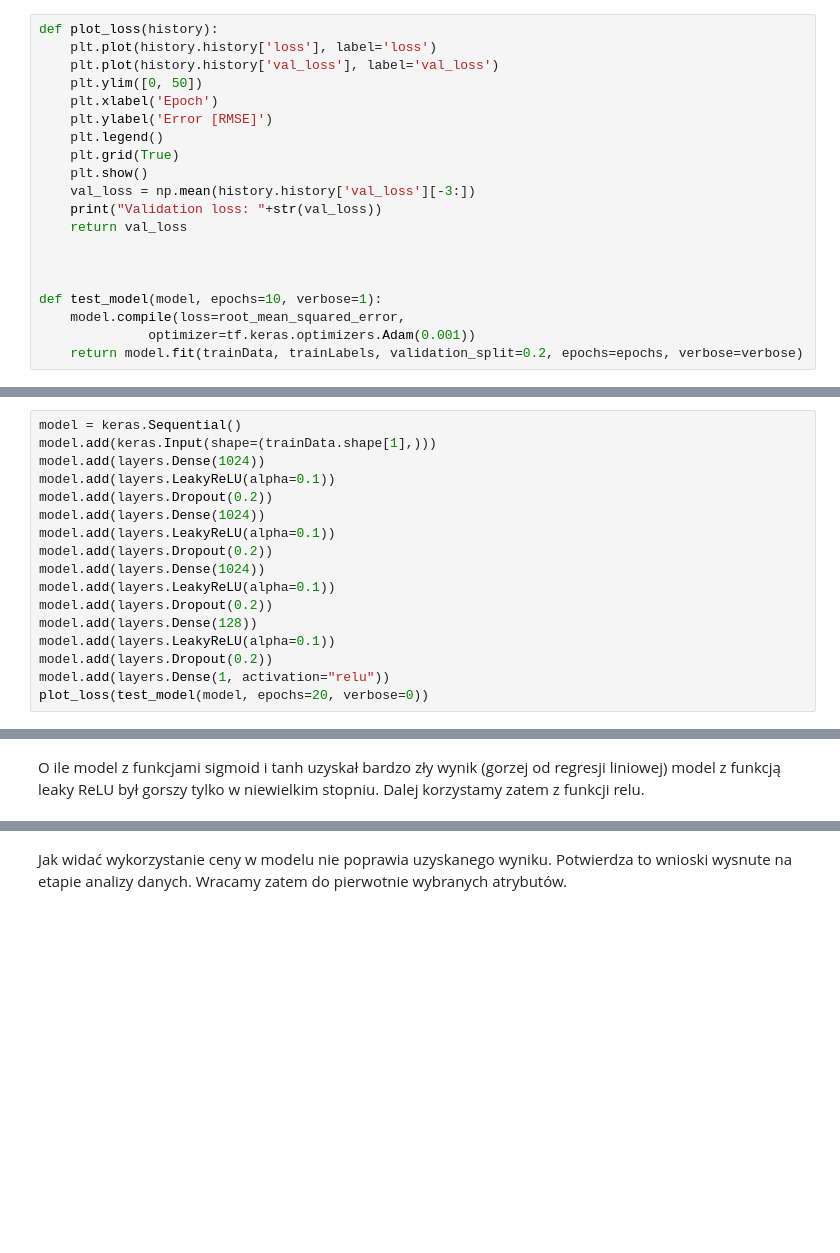
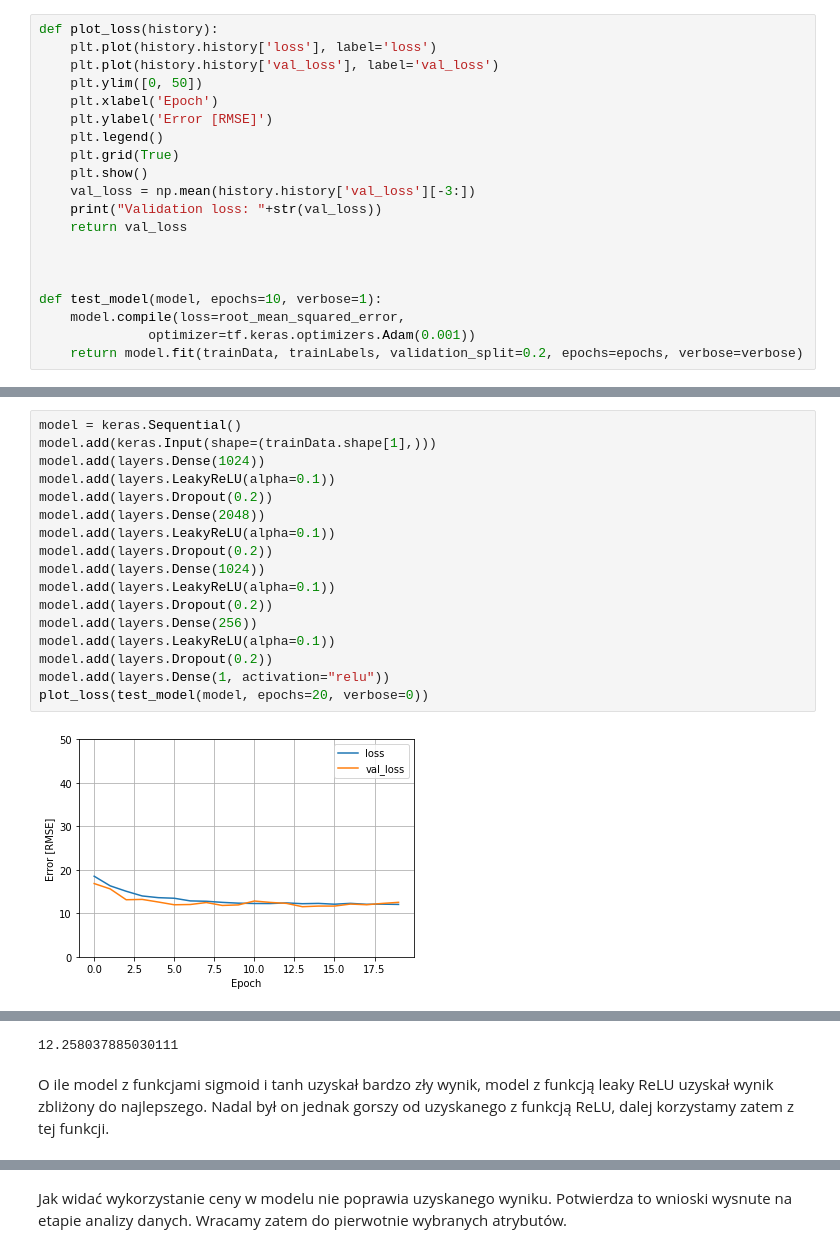
Before and after one commit to plibera/IUM_Project, a Jupyter notebook: models.ipynb, the cells around one changed output, grey strips where cells are left out. Saved outputs shown, nothing was run; the diff lists cells and outputs as text; blank space fills up the shorter version.

```diff
--- a/models.ipynb
+++ b/models.ipynb
@@ -665,17 +697,19 @@ plot_loss(test_model(model, epochs=20, verbose=0))
 # %%
 model = keras.Sequential()
 model.add(keras.Input(shape=(trainData.shape[1],)))
 model.add(layers.Dense(1024))
 model.add(layers.LeakyReLU(alpha=0.1))
 model.add(layers.Dropout(0.2))
-model.add(layers.Dense(1024))
+model.add(layers.Dense(2048))
 model.add(layers.LeakyReLU(alpha=0.1))
 model.add(layers.Dropout(0.2))
 model.add(layers.Dense(1024))
 model.add(layers.LeakyReLU(alpha=0.1))
 model.add(layers.Dropout(0.2))
-model.add(layers.Dense(128))
+model.add(layers.Dense(256))
 model.add(layers.LeakyReLU(alpha=0.1))
 model.add(layers.Dropout(0.2))
 model.add(layers.Dense(1, activation="relu"))
 plot_loss(test_model(model, epochs=20, verbose=0))
+# %% [output]
+[figure, added]
@@ -682,3 +717,4 @@ plot_loss(test_model(model, epochs=20, verbose=0))
+12.258037885030111
 # %% [markdown]
-O ile model z funkcjami sigmoid i tanh uzyskał bardzo zły wynik (gorzej od regresji liniowej) model z funkcją leaky ReLU był gorszy tylko w niewielkim stopniu. Dalej korzystamy zatem z funkcji relu.
+O ile model z funkcjami sigmoid i tanh uzyskał bardzo zły wynik, model z funkcją leaky ReLU uzyskał wynik zbliżony do najlepszego. Nadal był on jednak gorszy od uzyskanego z funkcją ReLU, dalej korzystamy zatem z tej funkcji.
 # %% [markdown]
```
Also changed, not shown: parts of 38 cells of this notebook, 6 other files.
